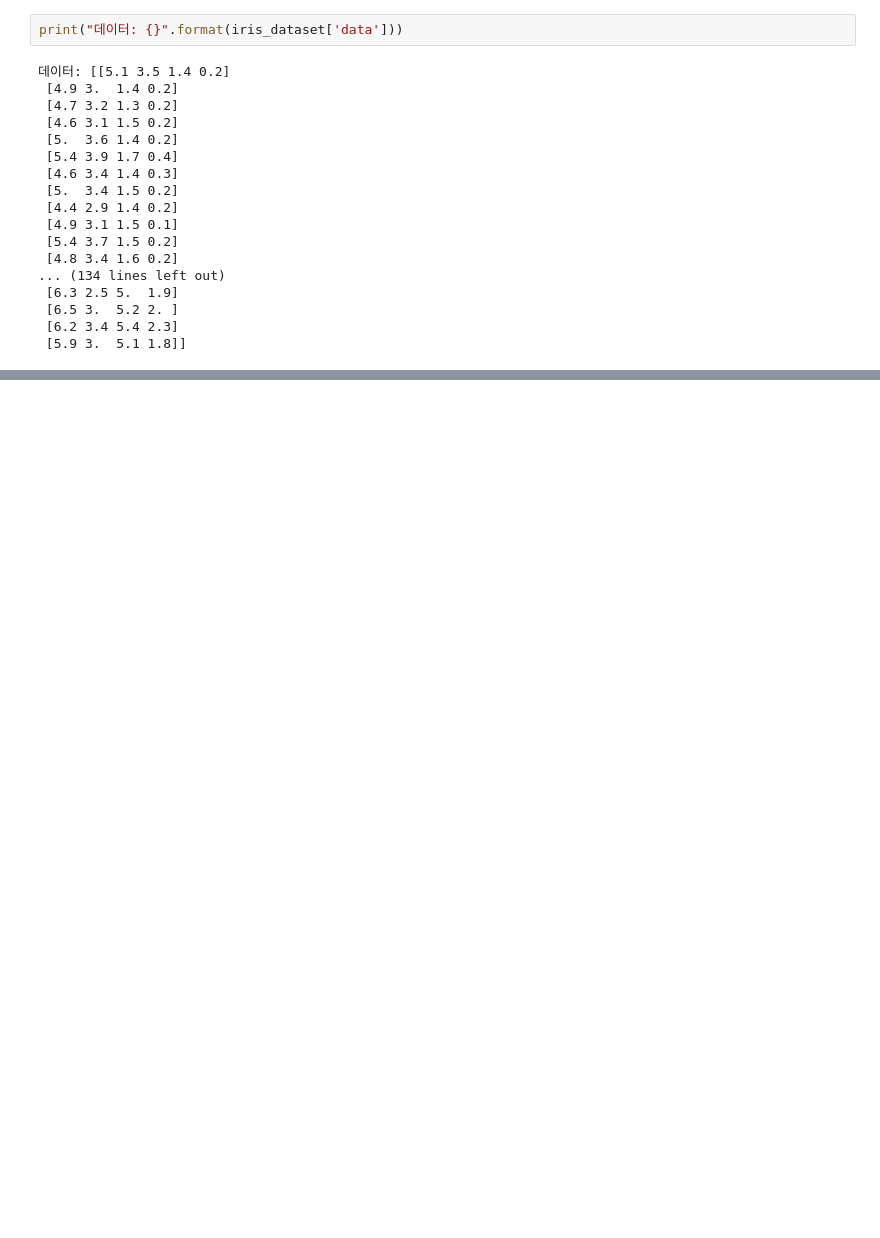
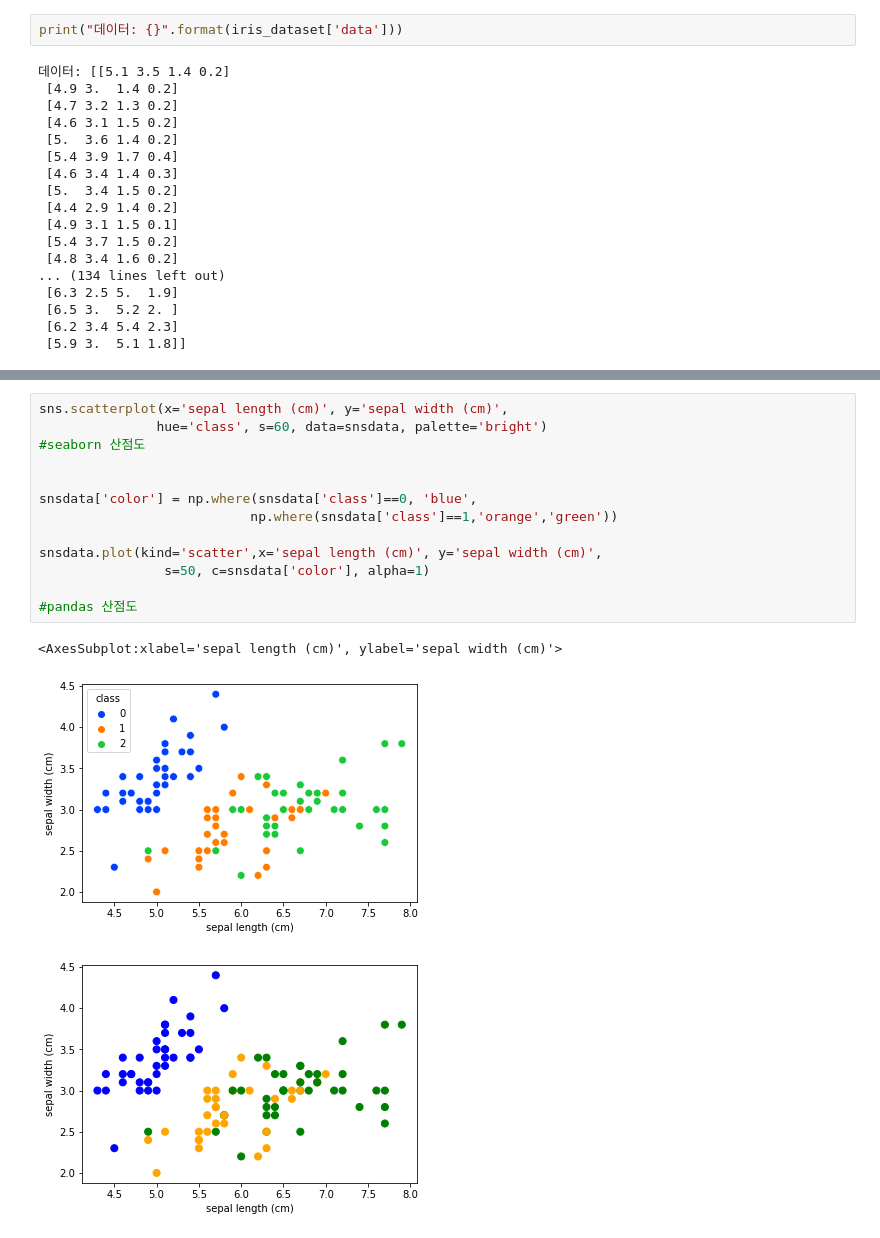
Before and after one commit to comet08/Machine_Learning, a Jupyter notebook: knn/Iris.ipynb, the cells around one changed output, grey strips where cells are left out. Drawn from its saved outputs; the diff is of its cells as text; blank space fills up the shorter version.

```diff
--- a/knn/Iris.ipynb
+++ b/knn/Iris.ipynb
@@ -131,3 +177,20 @@ array([[<AxesSubplot:xlabel='sepal length (cm)', ylabel='sepal length (cm)'>,
+# %%
+sns.scatterplot(x='sepal length (cm)', y='sepal width (cm)',
+               hue='class', s=60, data=snsdata, palette='bright')
+#seaborn 산점도
+
+
+snsdata['color'] = np.where(snsdata['class']==0, 'blue',
+                           np.where(snsdata['class']==1,'orange','green'))
+
+snsdata.plot(kind='scatter',x='sepal length (cm)', y='sepal width (cm)',
+                s=50, c=snsdata['color'], alpha=1)
+
+#pandas 산점도
+# %% [output]
+<AxesSubplot:xlabel='sepal length (cm)', ylabel='sepal width (cm)'>
+[figure, added]
+[figure, added]
 # %%
 from sklearn.neighbors import KNeighborsClassifier
 knn = KNeighborsClassifier(n_neighbors=1)
```
Also changed, not shown: parts of 25 cells of this notebook.
